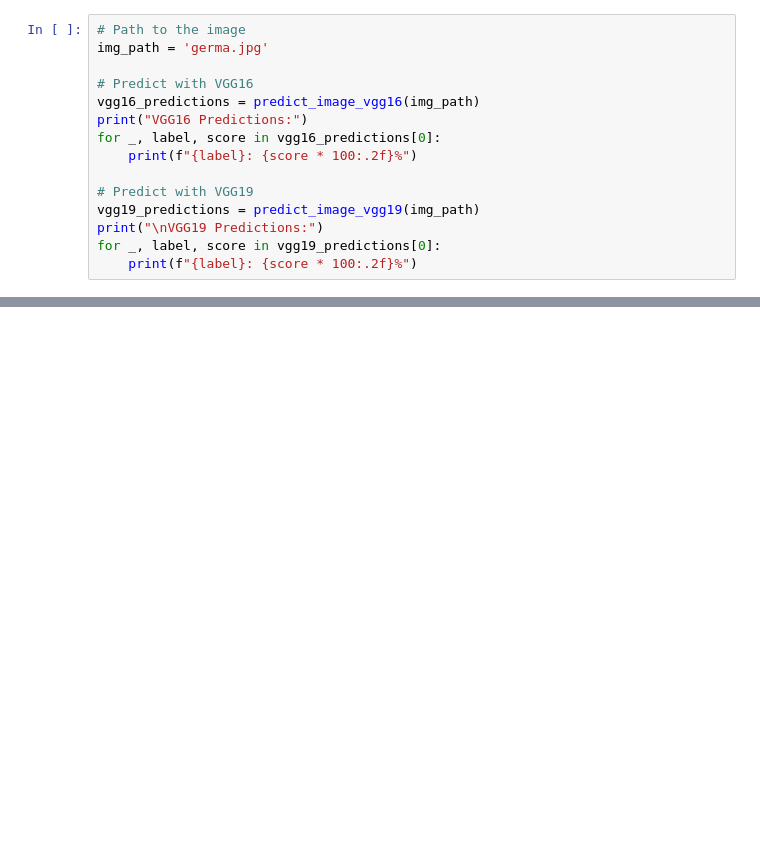
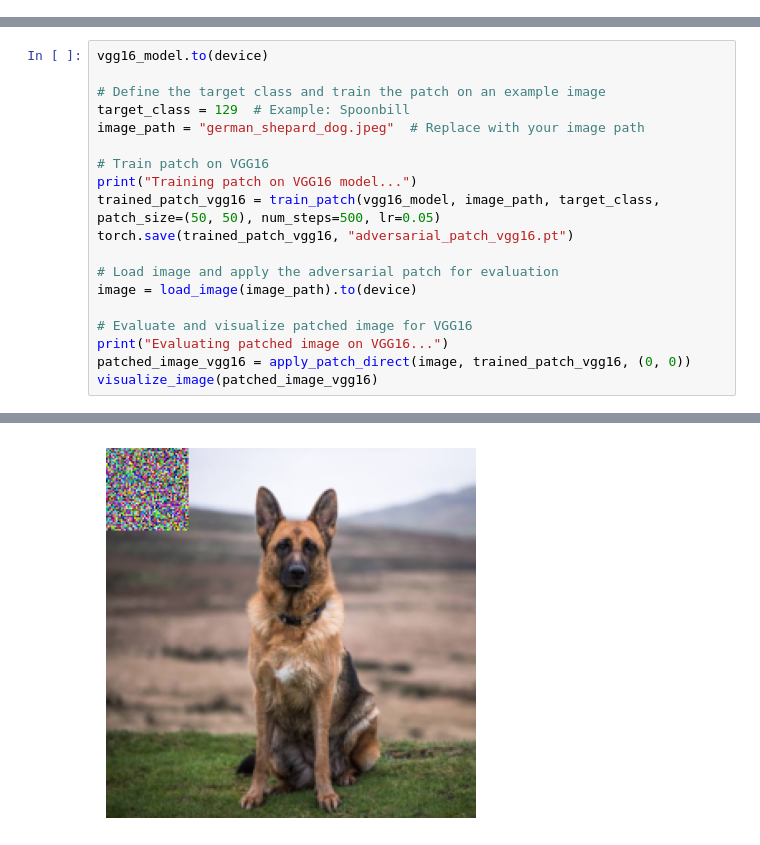
Before and after one commit to sjagtap3/Breaking-reCAPTCHAv2, a Jupyter notebook: adversarialGeneration/Adversarial_patch_VGG.ipynb, the cells around one changed output, grey strips where cells are left out. Drawn from its saved outputs; the diff is of its cells as text; blank space fills up the shorter version.

Commit message:
[COMMIT]: VGG 16 AND 19 Adversarial patching

```diff
--- a/adversarialGeneration/Adversarial_patch_VGG.ipynb
+++ b/adversarialGeneration/Adversarial_patch_VGG.ipynb
@@ -28,18 +55,3 @@ def predict_image_vgg19(img_path):
     predictions = vgg19_model.predict(img_array)
     decoded_predictions = decode_predictions(predictions, top=3)
     return decoded_predictions
-# %%
-# Path to the image
-img_path = 'germa.jpg'
-
-# Predict with VGG16
-vgg16_predictions = predict_image_vgg16(img_path)
-print("VGG16 Predictions:")
-for _, label, score in vgg16_predictions[0]:
-    print(f"{label}: {score * 100:.2f}%")
-
-# Predict with VGG19
-vgg19_predictions = predict_image_vgg19(img_path)
-print("\nVGG19 Predictions:")
-for _, label, score in vgg19_predictions[0]:
-    print(f"{label}: {score * 100:.2f}%")
@@ -45,0 +400,20 @@ for _, label, score in vgg19_predictions[0]:
+# %%
+vgg16_model.to(device)
+
+# Define the target class and train the patch on an example image
+target_class = 129  # Example: Spoonbill
+image_path = "german_shepard_dog.jpeg"  # Replace with your image path
+
+# Train patch on VGG16
+print("Training patch on VGG16 model...")
+trained_patch_vgg16 = train_patch(vgg16_model, image_path, target_class, patch_size=(50, 50), num_steps=500, lr=0.05)
+torch.save(trained_patch_vgg16, "adversarial_patch_vgg16.pt")
+
+# Load image and apply the adversarial patch for evaluation
+image = load_image(image_path).to(device)
+
+# Evaluate and visualize patched image for VGG16
+print("Evaluating patched image on VGG16...")
+patched_image_vgg16 = apply_patch_direct(image, trained_patch_vgg16, (0, 0))
+visualize_image(patched_image_vgg16)
+# %% [output]
@@ -45,0 +432 @@ for _, label, score in vgg19_predictions[0]:
+[figure, added]
```
Also changed, not shown: parts of 10 cells of this notebook.
